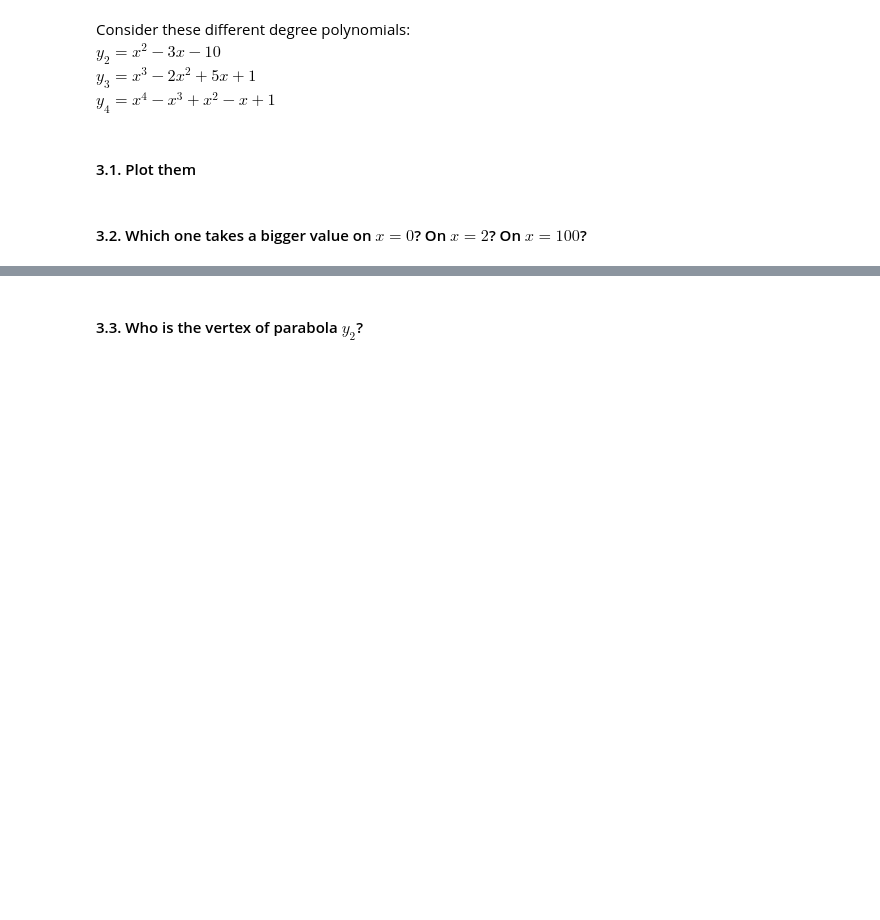
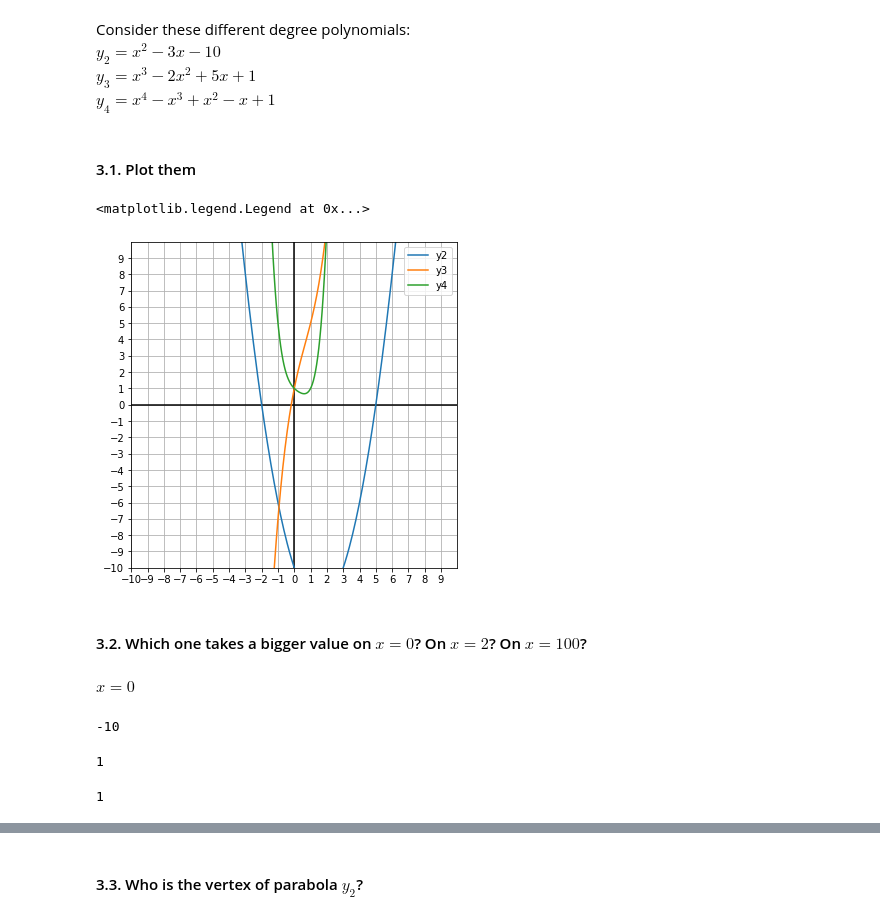
Before and after one commit to Ironhack-Data-Madrid-Marzo-2021/lab-math-refresher, a Jupyter notebook: your-code/main.ipynb, the cells around one changed output, grey strips where cells are left out. Cells and saved outputs as stored; diff of their text form; code cells hidden in the pictures; blank space fills up the shorter version.

```diff
--- a/your-code/main.ipynb
+++ b/your-code/main.ipynb
@@ -38,0 +219,6 @@ How much will I do when I get 50 years old?
+# %%
+x = np.linspace(
+    start=-10,
+    stop=100000,
+    num=300000
+)
@@ -43,7 +243,38 @@ Consider these different degree polynomials:
 $y_2=x^2-3x-10$
 $y_3=x^3-2x^2+5x+1$
 $y_4=x^4-x^3+x^2-x+1$
+# %%
+y2 = x ** 2 - 3 * x - 10
+y3 = x ** 3 - 2 * x ** 2 + 5 * x + 1
+y4 = x ** 4 - x ** 3 + x ** 2 - x + 1
 # %% [markdown]
 #### 3.1. Plot them
+# %%
+initialize_grid()
+plt.plot(x, y2, "-", label="y2")
+plt.plot(x, y3, "-", label="y3")
+plt.plot(x, y4, "-", label="y4")
+
+plt.legend()
+# %% [output]
+<matplotlib.legend.Legend at 0x...>
+[figure, added]
 # %% [markdown]
 #### 3.2. Which one takes a bigger value on $x=0$? On $x=2$? On $x=100$?
+# %% [markdown]
+$x=0$
+# %%
+𝑦2 = 0 ** 2 - 3 * 0 - 10
+𝑦2
+# %% [output]
+-10
+# %%
+y3 = 0 ** 3 - 2 * 0 ** 2 + 5 * 0 + 1
+y3
+# %% [output]
+1
+# %%
+y4 = 0 ** 4 - 0 ** 3 + 0 ** 2 - 0 + 1
+y4
+# %% [output]
+1
```
Also changed, not shown: parts of 70 cells of this notebook.
